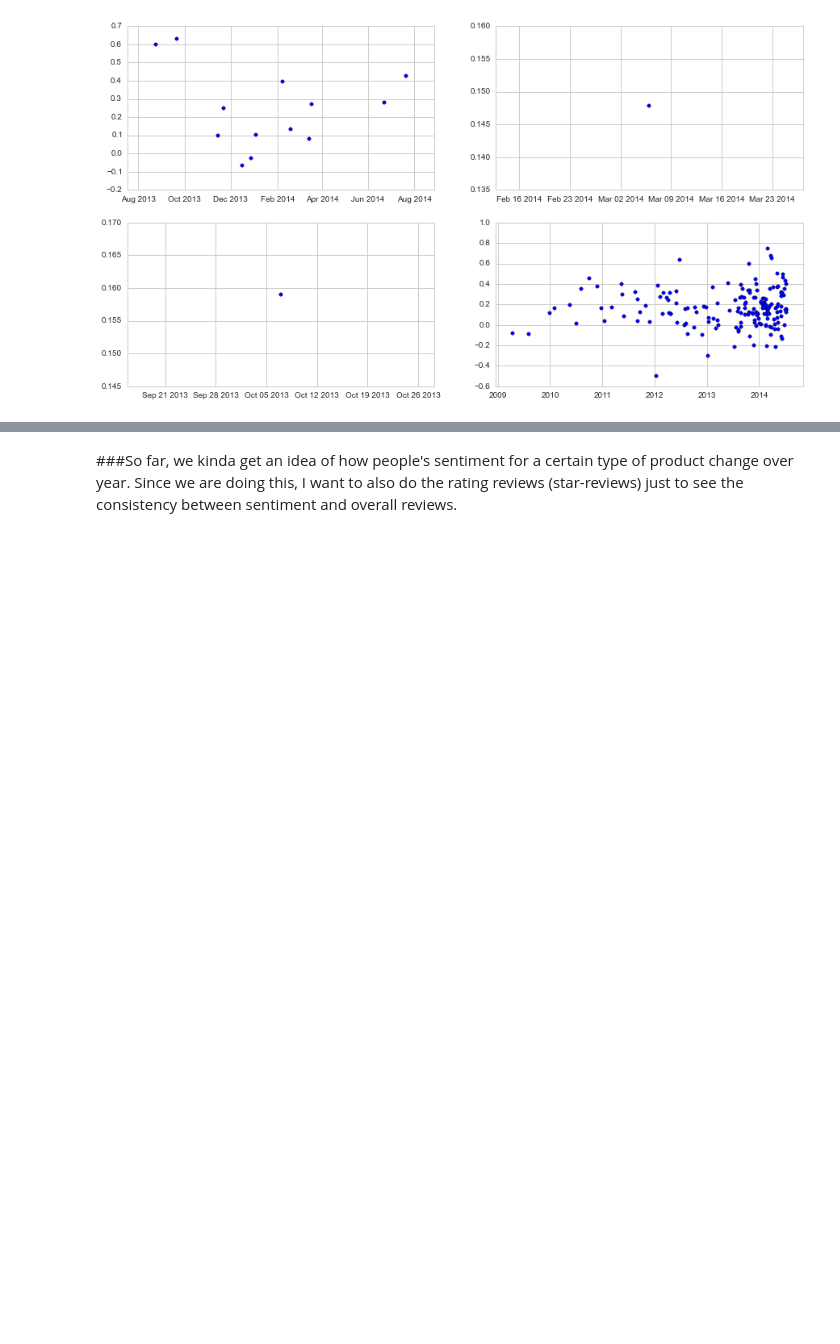
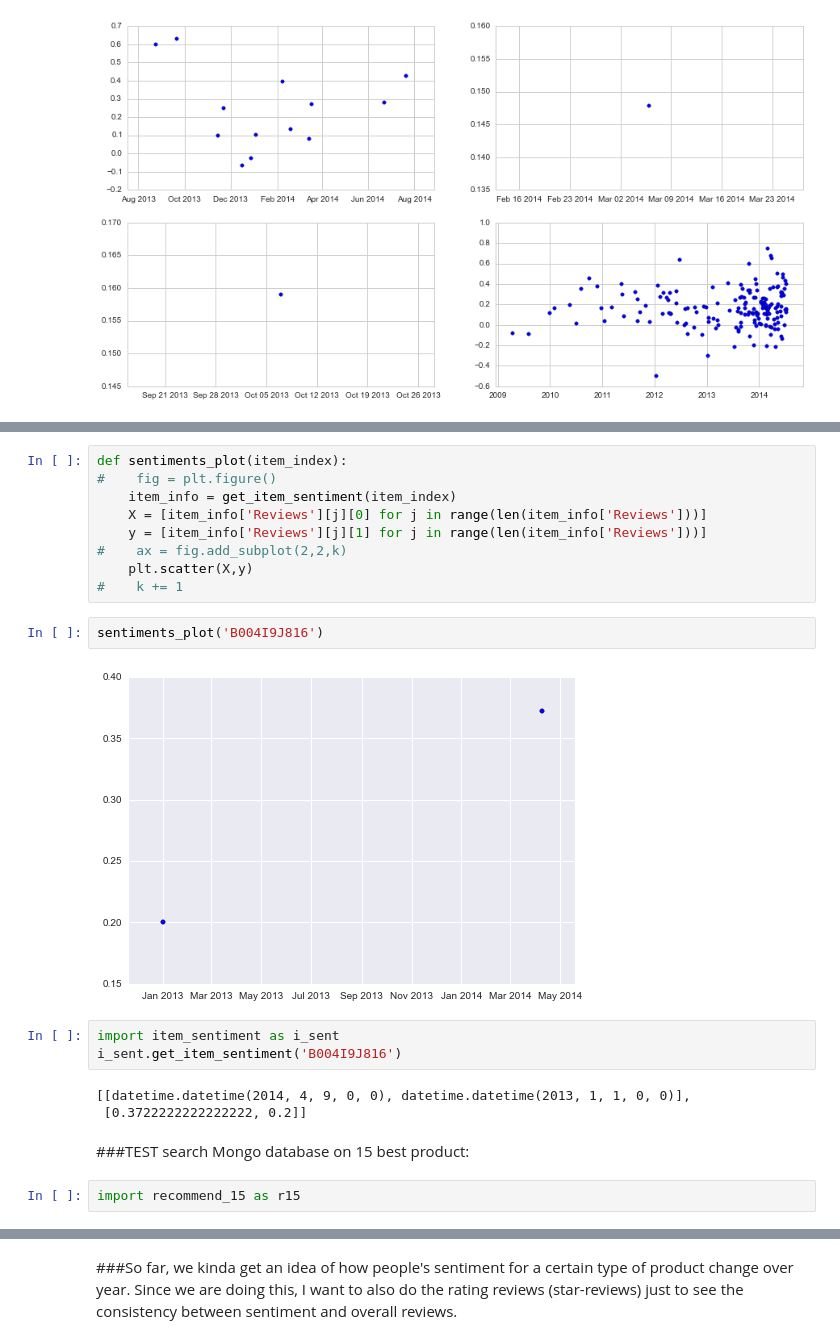
Before and after one commit to chao1981/Beauty-Product-Recommendation-Engine, a Jupyter notebook: Kojak_Fletcher.ipynb, the cells around one changed output, grey strips where cells are left out. Cells and saved outputs as stored; diff of their text form; blank space fills up the shorter version.

```diff
--- a/Kojak_Fletcher.ipynb
+++ b/Kojak_Fletcher.ipynb
@@ -383,0 +408,23 @@ reviews_sentiments_comparison_plot(40)
+# %%
+def sentiments_plot(item_index):
+#    fig = plt.figure()
+    item_info = get_item_sentiment(item_index)
+    X = [item_info['Reviews'][j][0] for j in range(len(item_info['Reviews']))]
+    y = [item_info['Reviews'][j][1] for j in range(len(item_info['Reviews']))]
+#    ax = fig.add_subplot(2,2,k)
+    plt.scatter(X,y)
+#    k += 1
+# %%
+sentiments_plot('B004I9J816')
+# %% [output]
+[figure, added]
+# %%
+import item_sentiment as i_sent
+i_sent.get_item_sentiment('B004I9J816')
+# %% [output]
+[[datetime.datetime(2014, 4, 9, 0, 0), datetime.datetime(2013, 1, 1, 0, 0)],
+ [0.3722222222222222, 0.2]]
+# %% [markdown]
+###TEST search Mongo database on 15 best product:
+# %%
+import recommend_15 as r15
```
Also changed, not shown: parts of 7 cells of this notebook.
